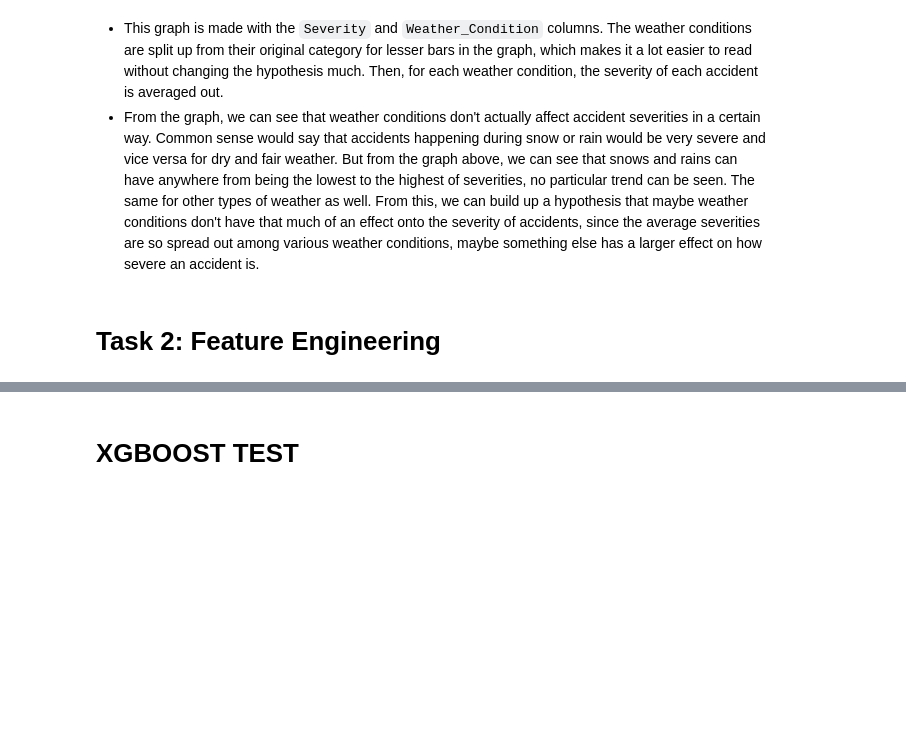
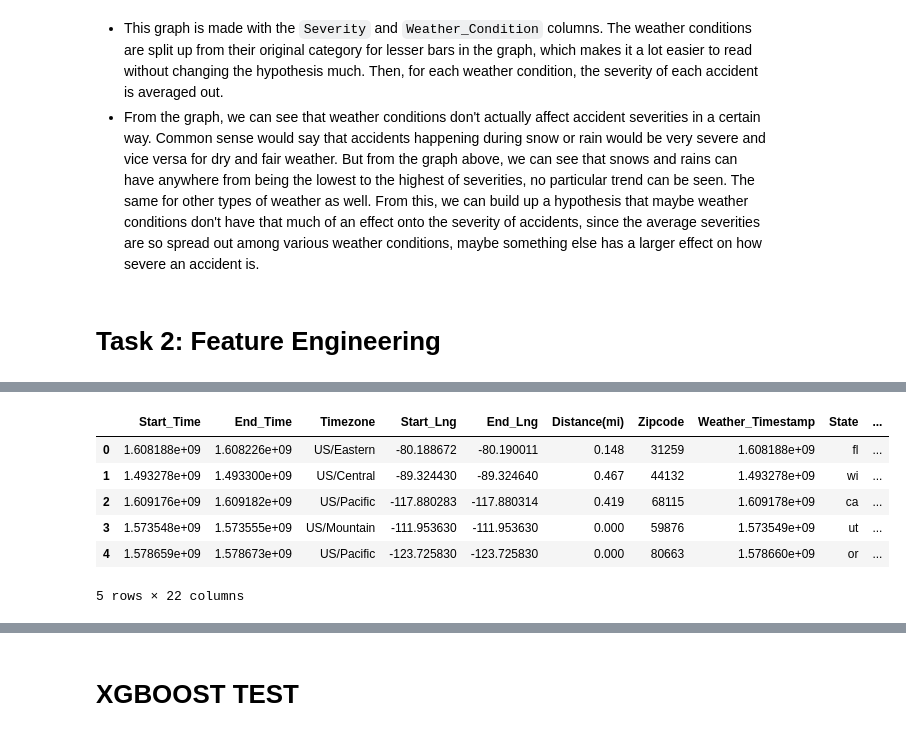
Before and after one commit to s3818311/PDS, a Jupyter notebook: main.ipynb, the cells around one changed output, grey strips where cells are left out. Saved outputs shown, nothing was run; the diff lists cells and outputs as text; code cells hidden in the pictures; blank space fills up the shorter version.

```diff
--- a/main.ipynb
+++ b/main.ipynb
@@ -1866,0 +1909,10 @@ ax
+# %%
+# That's a lot of columns and numbers, let's rank the correlation with our label 'Severity'
+abs_corrs = []
+corr_cols = temp_train.drop('Severity', axis=1).columns
+
+for var in corr_cols:
+    abs_corrs.append(abs(temp_train['Severity'].corr(temp_train[var])))
+
+corrs_df = pd.DataFrame([corr_cols, abs_corrs], index=['Column', 'Correlation']).T.sort_values('Correlation', ascending=False)
+corrs_df
@@ -1866,0 +1942,10 @@ ax
+# %%
+low_corrs = corrs_df[corrs_df["Correlation"] < 0.04]["Column"].to_numpy()
+# add this manually because it's a NaN
+low_corrs = np.append(low_corrs, "Turning_Loop")
+
+high_corrs = corrs_df[corrs_df["Correlation"] > 0.04]["Column"].to_numpy()
+
+
+print(f"{low_corrs=}")
+print(f"{high_corrs=}")
@@ -1866,0 +1965,3 @@ ax
+# %%
+# reset the temporary dataframe to the cleaned train dataframe but with high correlation columns now
+temp_train = train_df[high_corrs]
@@ -1866,0 +2006,11 @@ ax
+# %%
+# quick sanity check
+temp_train.head(5)
+# %% [output]
+|  | Start_Time | End_Time | Timezone | Start_Lng | End_Lng | Distance(mi) | Zipcode | Weather_Timestamp | State | ... |
+| 0 | 1.608188e+09 | 1.608226e+09 | US/Eastern | -80.188672 | -80.190011 | 0.148 | 31259 | 1.608188e+09 | fl | ... |
+| 1 | 1.493278e+09 | 1.493300e+09 | US/Central | -89.324430 | -89.324640 | 0.467 | 44132 | 1.493278e+09 | wi | ... |
+| 2 | 1.609176e+09 | 1.609182e+09 | US/Pacific | -117.880283 | -117.880314 | 0.419 | 68115 | 1.609178e+09 | ca | ... |
+| 3 | 1.573548e+09 | 1.573555e+09 | US/Mountain | -111.953630 | -111.953630 | 0.000 | 59876 | 1.573549e+09 | ut | ... |
+| 4 | 1.578659e+09 | 1.578673e+09 | US/Pacific | -123.725830 | -123.725830 | 0.000 | 80663 | 1.578660e+09 | or | ... |
+5 rows × 22 columns
```
Also changed, not shown: parts of 35 cells of this notebook.
